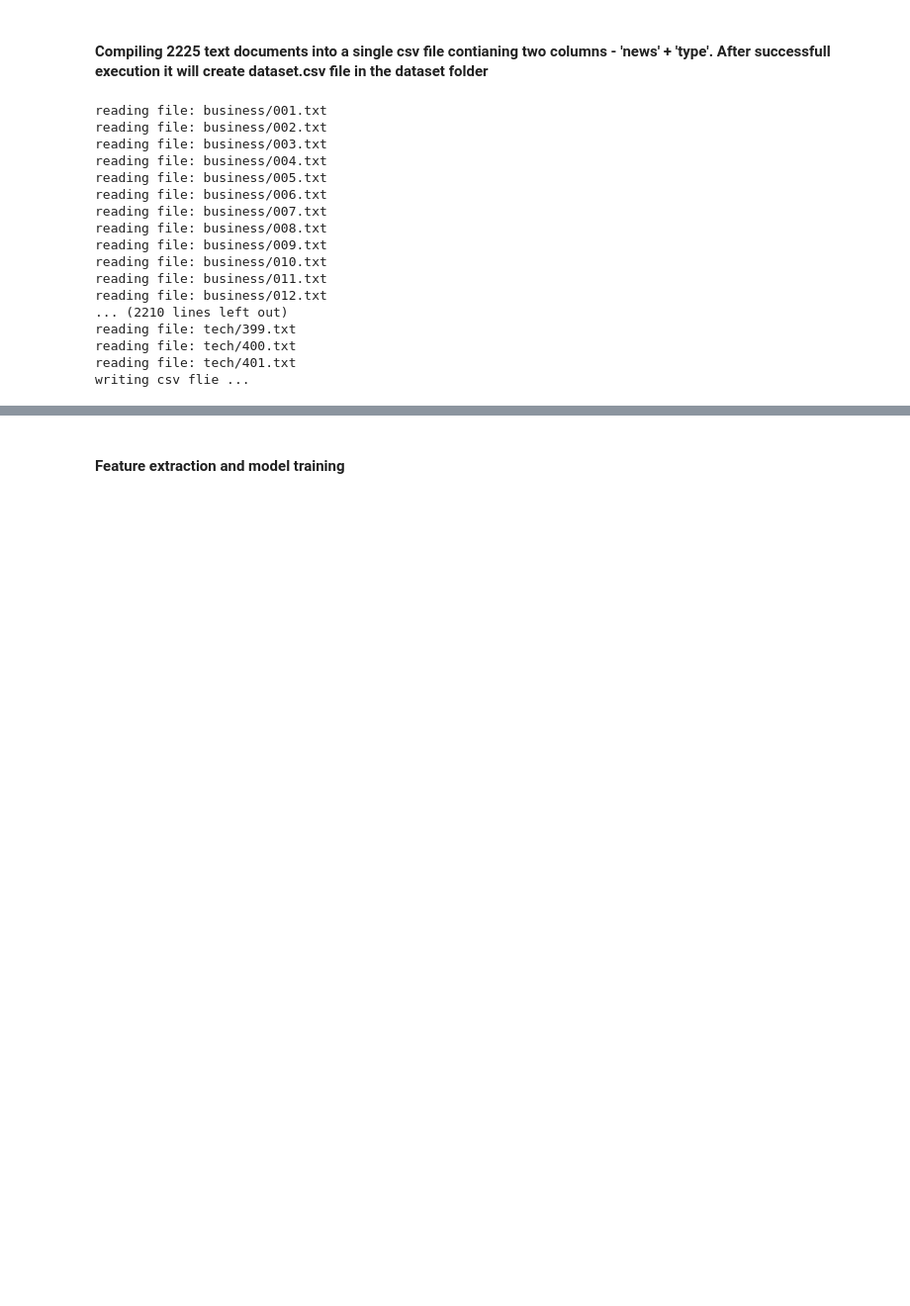
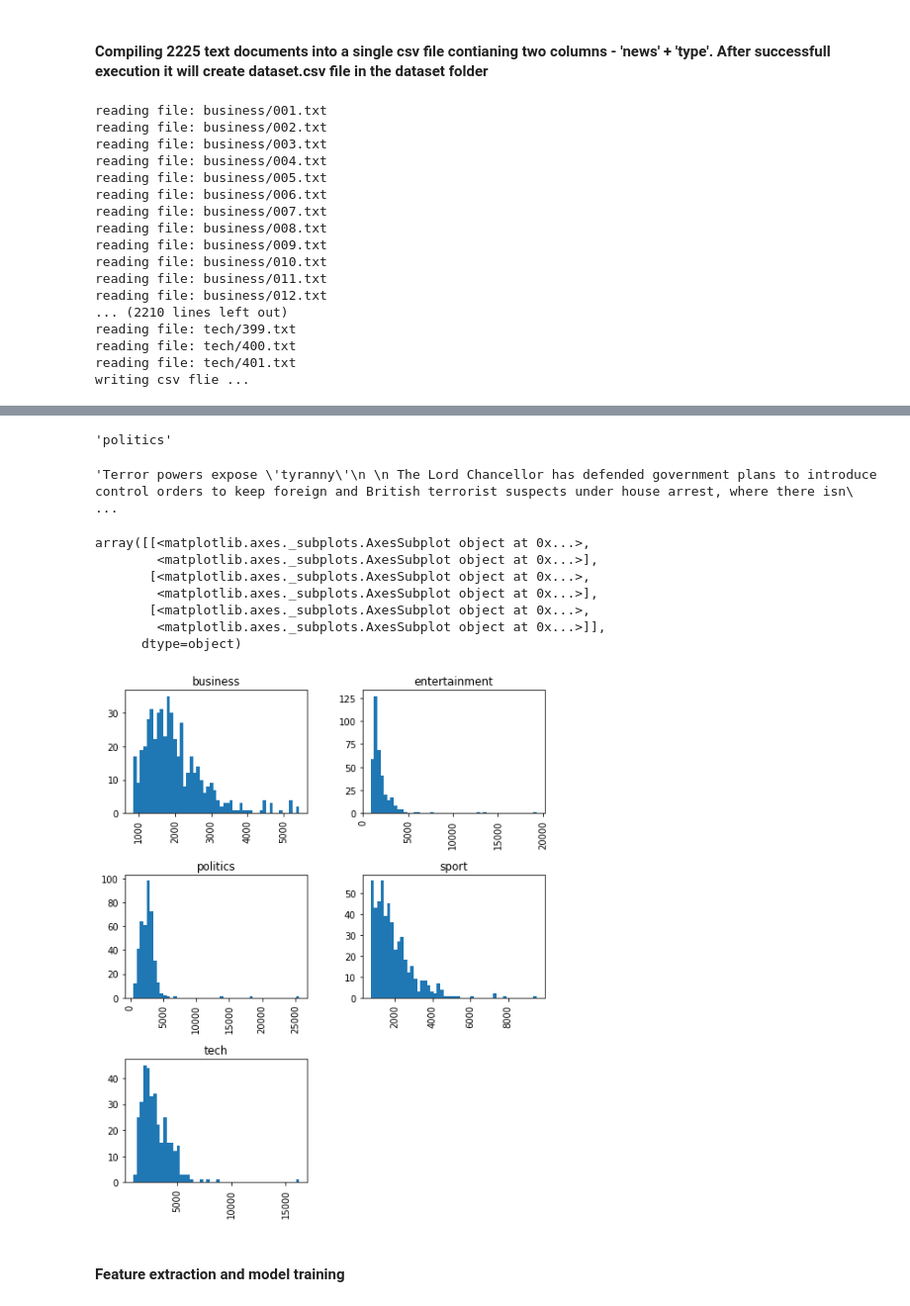
Before and after one commit to joeldias/BBC-News-Classification, a Jupyter notebook: BBC Data set News Classification.ipynb, the cells around one changed output, grey strips where cells are left out. Shown at 99% size. Drawn from its saved outputs; the diff is of its cells as text; code cells hidden in the pictures; blank space fills up the shorter version.

```diff
--- a/BBC Data set News Classification.ipynb
+++ b/BBC Data set News Classification.ipynb
@@ -52,3 +136,22 @@ writing csv flie ...
+# %%
+df[df['length'] == 25597]['type'].iloc[0]
+# %% [output]
+'politics'
+# %%
+df[df['length'] == 25597]['news'].iloc[0]
+# %% [output]
+'Terror powers expose \'tyranny\'\n \n The Lord Chancellor has defended government plans to introduce control orders to keep foreign and British terrorist suspects under house arrest, where there isn\ ...
+# %%
+df.hist(column='length', by='type', bins=50,figsize=(8,10))
+# %% [output]
+array([[<matplotlib.axes._subplots.AxesSubplot object at 0x...>,
+        <matplotlib.axes._subplots.AxesSubplot object at 0x...>],
+       [<matplotlib.axes._subplots.AxesSubplot object at 0x...>,
+        <matplotlib.axes._subplots.AxesSubplot object at 0x...>],
+       [<matplotlib.axes._subplots.AxesSubplot object at 0x...>,
+        <matplotlib.axes._subplots.AxesSubplot object at 0x...>]],
+      dtype=object)
+[figure, added]
 # %% [markdown]
 #### Feature extraction and model training
 # %%
```
Also changed, not shown: parts of 11 cells of this notebook.
